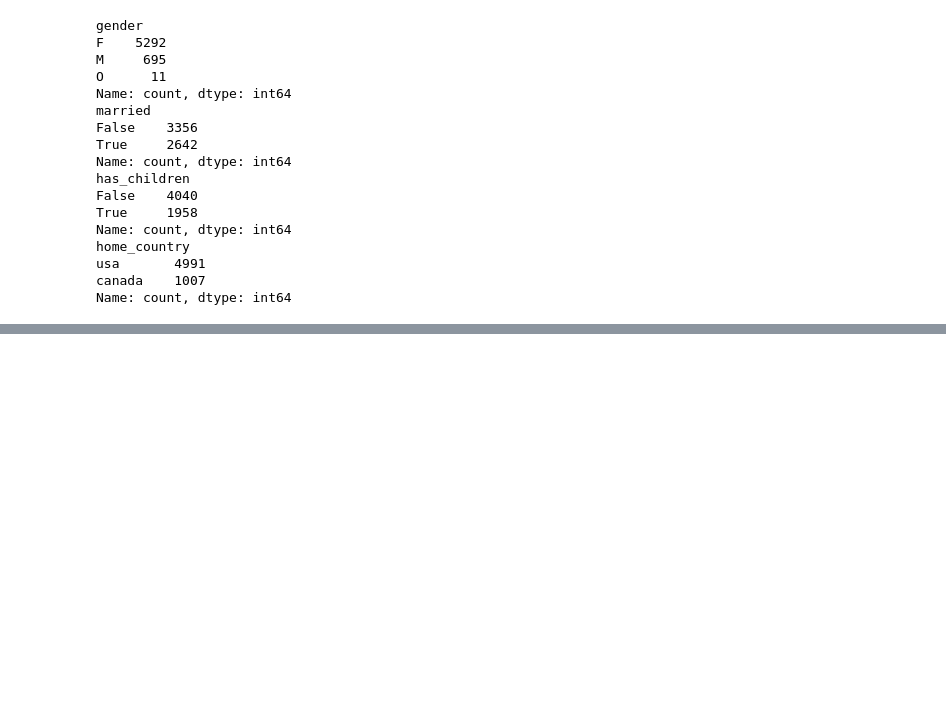
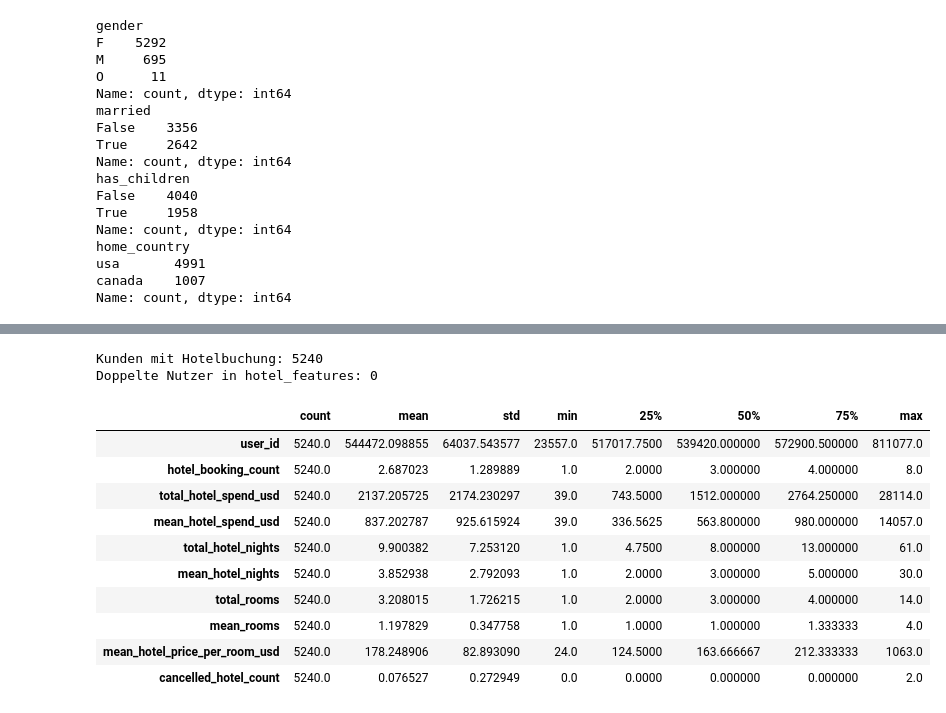
Before and after one commit to norawinkler/traveltide-customer-segmentation, a Jupyter notebook: notebooks/01_data_preparation.ipynb, the cells around one changed output, grey strips where cells are left out. Drawn from its saved outputs; the diff is of its cells as text; code cells hidden in the pictures; blank space fills up the shorter version.

```diff
--- a/notebooks/01_data_preparation.ipynb
+++ b/notebooks/01_data_preparation.ipynb
@@ -1765,0 +1783,9 @@ möglichst auf beobachtetem Kundenverhalten basieren soll.
+# %%
+# Bildung einer neuen Nutzergruppe, die mindestens 18 Jahre alt ist, um die Analyse auf Erwachsene zu beschränken.
+
+eligible_user_ids = set(
+    users_clean.loc[
+        users_clean["age"] >= 18,
+        "user_id"
+    ]
+)
@@ -1765,0 +2057,19 @@ möglichst auf beobachtetem Kundenverhalten basieren soll.
+# %%
+# Erstellung der Hotelmerkmale auf Nutzerlevel.
+
+hotel_features = (
+    hotels_clean
+    .groupby("user_id")
+    .agg(
+        hotel_booking_count=("trip_id", "nunique"),
+        total_hotel_spend_usd=("hotel_spend_usd", "sum"),
+        mean_hotel_spend_usd=("hotel_spend_usd", "mean"),
+        total_hotel_nights=("nights_clean", "sum"),
+        mean_hotel_nights=("nights_clean", "mean"),
+        total_rooms=("rooms", "sum"),
+        mean_rooms=("rooms", "mean"),
+        mean_hotel_price_per_room_usd=("hotel_per_room_usd", "mean"),
+        cancelled_hotel_count=("trip_cancelled", "sum")
+    )
+    .reset_index()
+)
@@ -1765,0 +2102,24 @@ möglichst auf beobachtetem Kundenverhalten basieren soll.
+# %%
+# Darstellung der aggregierten Hotelmerkmale auf Nutzerlevel.
+
+print("Kunden mit Hotelbuchung:", len(hotel_features))
+print(
+    "Doppelte Nutzer in hotel_features:",
+    hotel_features["user_id"].duplicated().sum()
+)
+
+display(hotel_features.describe().T)
+# %% [output]
+Kunden mit Hotelbuchung: 5240
+Doppelte Nutzer in hotel_features: 0
+|  | count | mean | std | min | 25% | 50% | 75% | max |
+| user_id | 5240.0 | 544472.098855 | 64037.543577 | 23557.0 | 517017.7500 | 539420.000000 | 572900.500000 | 811077.0 |
+| hotel_booking_count | 5240.0 | 2.687023 | 1.289889 | 1.0 | 2.0000 | 3.000000 | 4.000000 | 8.0 |
+| total_hotel_spend_usd | 5240.0 | 2137.205725 | 2174.230297 | 39.0 | 743.5000 | 1512.000000 | 2764.250000 | 28114.0 |
+| mean_hotel_spend_usd | 5240.0 | 837.202787 | 925.615924 | 39.0 | 336.5625 | 563.800000 | 980.000000 | 14057.0 |
+| total_hotel_nights | 5240.0 | 9.900382 | 7.253120 | 1.0 | 4.7500 | 8.000000 | 13.000000 | 61.0 |
+| mean_hotel_nights | 5240.0 | 3.852938 | 2.792093 | 1.0 | 2.0000 | 3.000000 | 5.000000 | 30.0 |
+| total_rooms | 5240.0 | 3.208015 | 1.726215 | 1.0 | 2.0000 | 3.000000 | 4.000000 | 14.0 |
+| mean_rooms | 5240.0 | 1.197829 | 0.347758 | 1.0 | 1.0000 | 1.000000 | 1.333333 | 4.0 |
+| mean_hotel_price_per_room_usd | 5240.0 | 178.248906 | 82.893090 | 24.0 | 124.5000 | 163.666667 | 212.333333 | 1063.0 |
+| cancelled_hotel_count | 5240.0 | 0.076527 | 0.272949 | 0.0 | 0.0000 | 0.000000 | 0.000000 | 2.0 |
```
Also changed, not shown: parts of 31 cells of this notebook.
